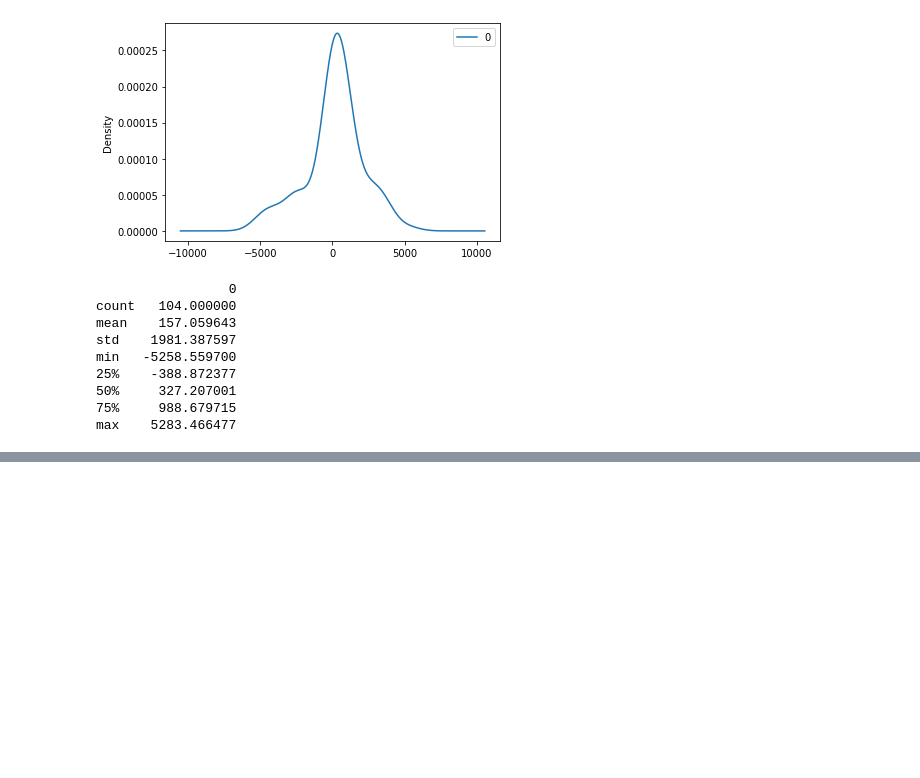
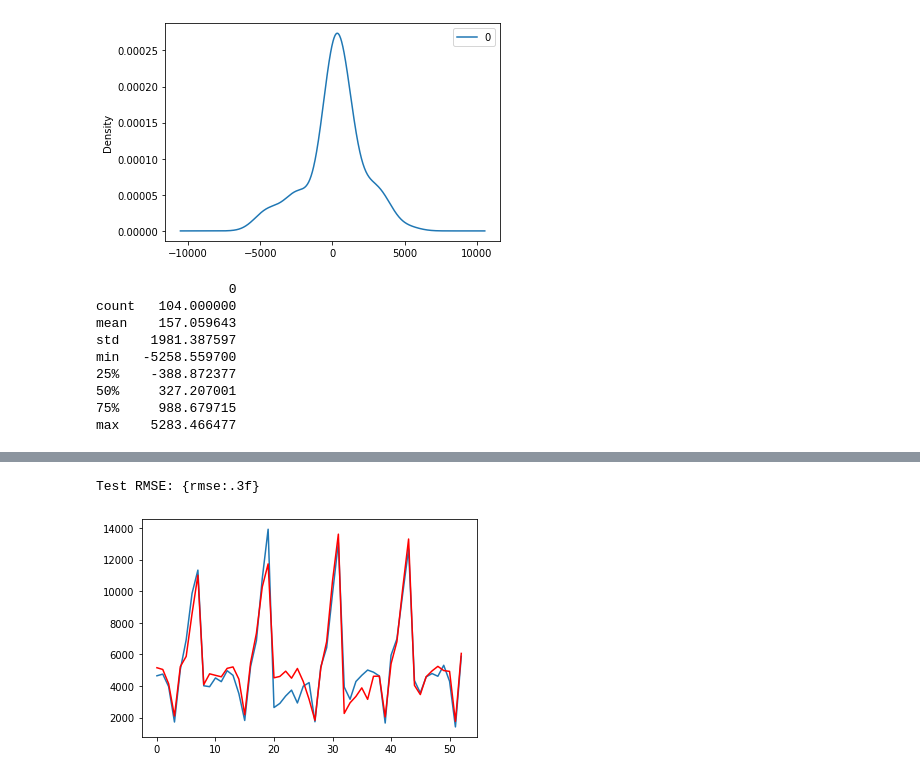
Before and after one commit to hildebrando001/ETL, a Jupyter notebook: prevendo vendas com ARIMA/ARIMA-previsao-vendas.ipynb, the cells around one changed output, grey strips where cells are left out. Drawn from its saved outputs; the diff is of its cells as text; code cells hidden in the pictures; blank space fills up the shorter version.

Commit message:
Walk-Forward - Avaliando os resultados

```diff
--- a/prevendo vendas com ARIMA/Untitled.ipynb
+++ b/prevendo vendas com ARIMA/ARIMA-previsao-vendas.ipynb
@@ -107,3 +107,9 @@ size = int(len(X) * 0.7)
 # Separando dados de treino e teste
 train = X[0:size] # do ídice Zero ao tamanho de size
 test  = X[size:]  # de size até o final
+# %%
+# Criando variável history para fazer controle dos dados
+# É uma variável controle para fazer o Walk Forward
+history = [x for x in train]
+# %%
+predictions = list()
@@ -109,0 +130,32 @@ test  = X[size:]  # de size até o final
+# %%
+# inicia o Walk-Forward
+for t in range(len(test)):
+    # trabalhando com diferenciação de 12 meses
+    meses_no_ano = 12
+    diff = difference(history, meses_no_ano)
+
+    # cria um modelo ARIMA com os dados de history
+    model = ARIMA(diff, order=(1,1,1))
+
+    # treina o modelo ARIMA
+    model_fit = model.fit(trend='nc', disp=0) # estes dois parâmetros são sugeridos pela biblioteca
+
+    # a variável valor_predito recebe o valor previsto pelo modelo
+    valor_predito = model_fit.forecast()[0]
+
+    # valor_predito recebe o valor revertido (escala original)
+    valor_predito = inverse_difference(history, valor_predito, meses_no_ano)
+
+    # adiciona o valor predito a lista de predições
+    predictions.append(valor_predito)
+
+    # a variável valor_real recebe o valor real do teste
+    valor_real = test[t]
+
+    # adiciona o valor real a variável history
+    history.append(valor_real)
+
+    # imprime valor predito e valor real
+    # print(f"Valor predito = {valor_predito}, valor esperado = {valor_real}")
+    # print(f"Valor predito = {valor_predito:.2f}, valor esperado = {valor_real:.2f}")
+    print("Valor predito = %.2f, valor esperado = %.2f" % (valor_predito, valor_real))
@@ -109,0 +180,15 @@ test  = X[size:]  # de size até o final
+# %%
+# Avaliando os resultados
+from numpy import sqrt
+from sklearn.metrics import mean_squared_error
+rmse = sqrt(mean_squared_error(test, predictions))
+print("Test RMSE: {rmse:.3f}")
+# %% [output]
+Test RMSE: {rmse:.3f}
+# %%
+# plot forecasts against actual outcomes
+plt.plot(test) # valores reais
+plt.plot(predictions, color='red') # valores preditos
+plt.show()
+# %% [output]
+[figure, added]
```
Also changed, not shown: parts of 5 cells of this notebook.
